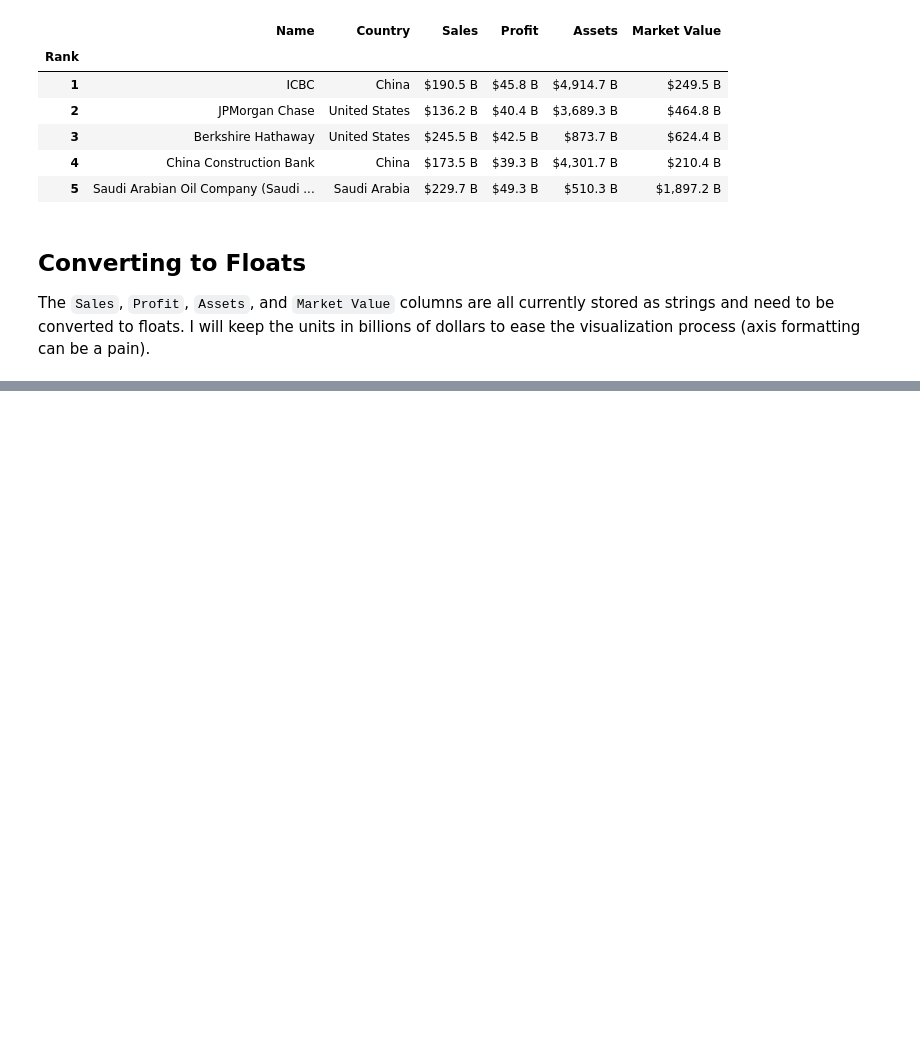
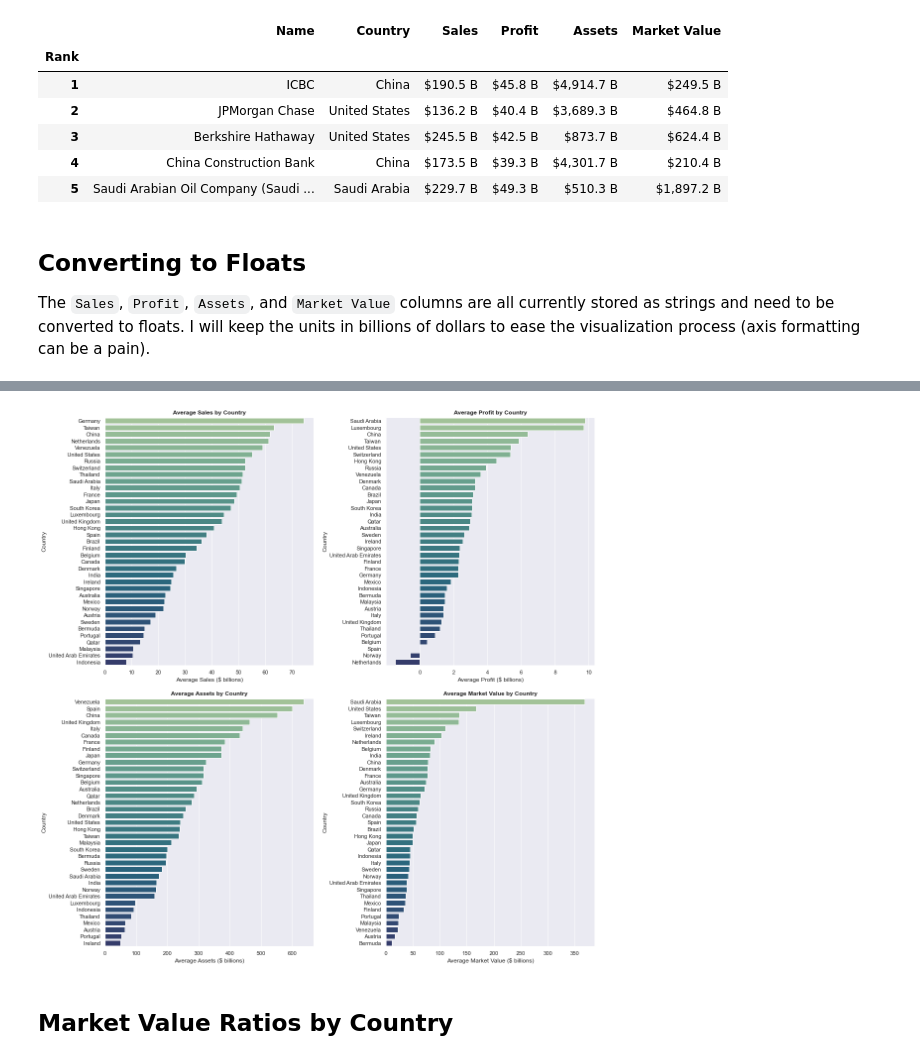
Before and after one commit to tjkyner/largest-companies-eda, a Jupyter notebook: notebook.ipynb, the cells around one changed output, grey strips where cells are left out. Cells and saved outputs as stored; diff of their text form; code cells hidden in the pictures; blank space fills up the shorter version.

```diff
--- a/notebook.ipynb
+++ b/notebook.ipynb
@@ -117,0 +138,24 @@ memory usage: 27.3+ KB
+# %%
+def plot_avg_metric(metric, ax=None):
+    df_grouped = df.groupby('Country').mean()
+    df_grouped.sort_values(metric, ascending=False, inplace=True)
+    sns.barplot(data=df_grouped,
+                x=metric,
+                y=df_grouped.index,
+                orient='h',
+                palette='crest',
+                ax=ax)
+    ax.set_title(f'Average {metric} by Country', fontweight='bold')
+    ax.set_xlabel(f'Average {metric} ($ billions)')
+    plt.tight_layout(pad=1.50)
+# %%
+fig, axes = plt.subplots(nrows=2, ncols=2, figsize=(16, 16))
+axes = np.reshape(axes, -1)
+
+metrics = df.columns[2:]
+for i, metric in enumerate(metrics):
+    plot_avg_metric(metric, ax=axes[i])
+# %% [output]
+[figure, added]
+# %% [markdown]
+## Market Value Ratios by Country
```
Also changed, not shown: parts of 9 cells of this notebook.
